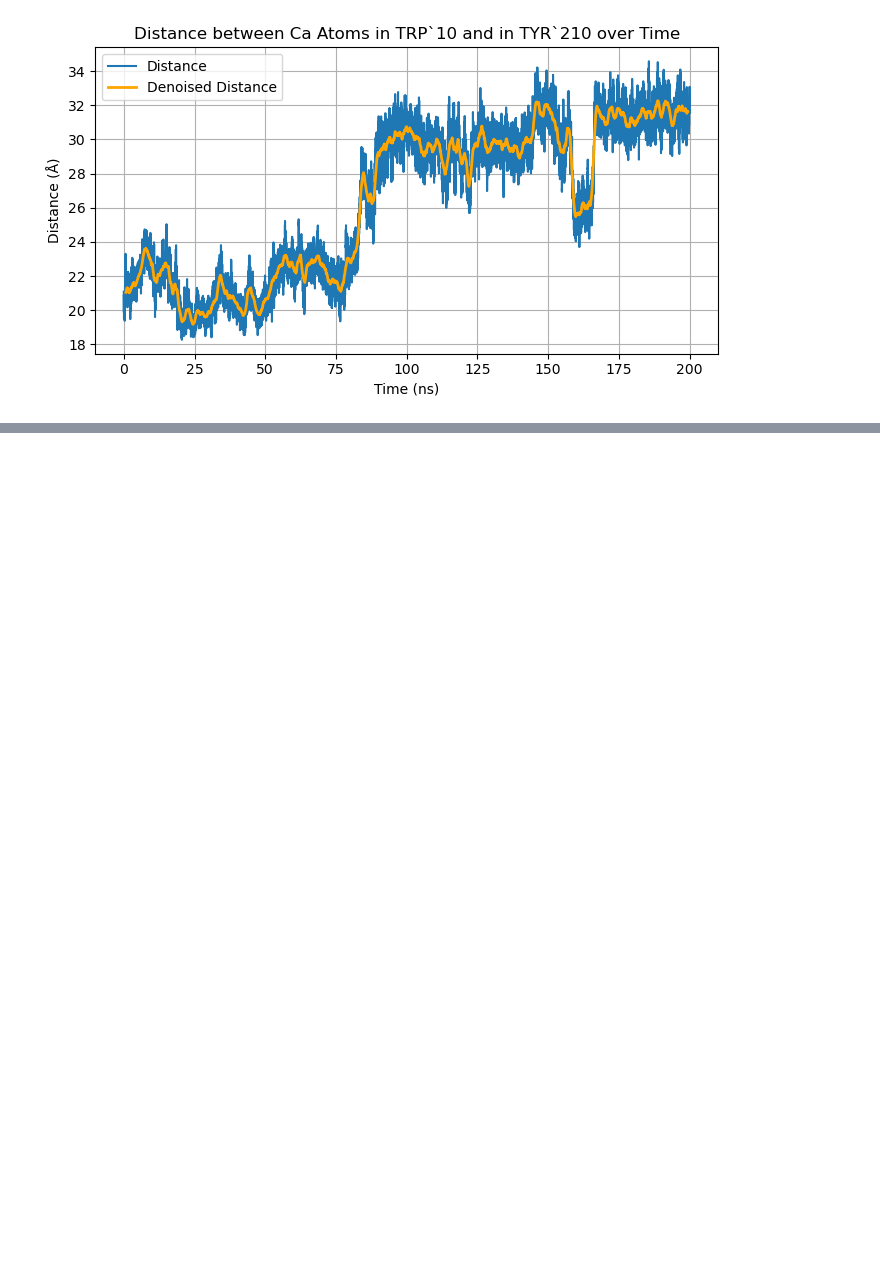
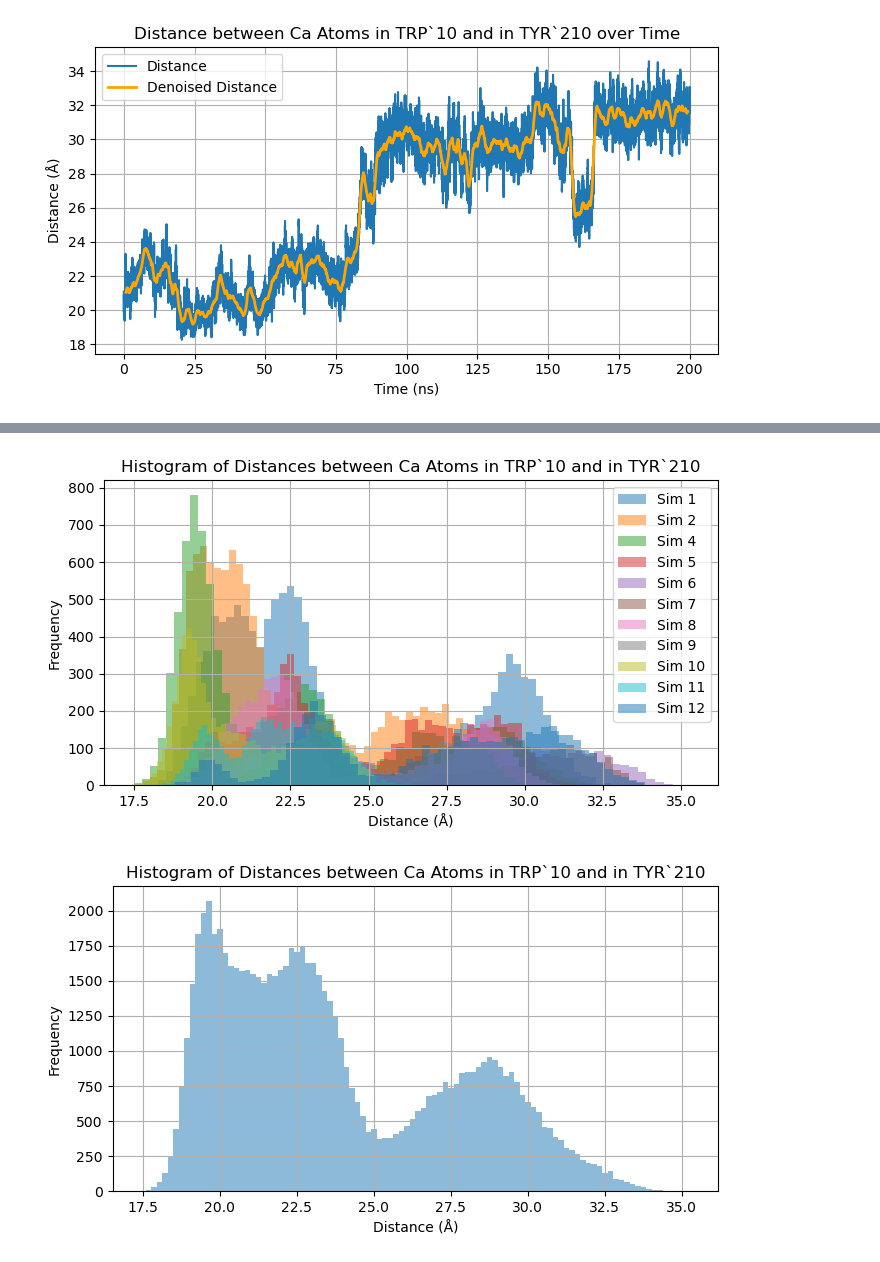
Before and after one commit to john-zcliu/oshea-j-wood-c-pbp-design-2023, a Jupyter notebook: mdTrajAnalysis2.ipynb, the cells around one changed output, grey strips where cells are left out. Cells and saved outputs as stored; diff of their text form; code cells hidden in the pictures; blank space fills up the shorter version.

```diff
--- a/mdTrajAnalysis2.ipynb
+++ b/mdTrajAnalysis2.ipynb
@@ -248,0 +384,27 @@ plot_atom_distance(trajectory, 158, 3286, window_size=150, title="Distance betwe
+# %%
+# Plot histogram of distances
+plt.figure(figsize=(7, 4))
+for i, distances in zip(md_selection.keys(), distances_all):
+    plt.hist(distances, bins=60, alpha=0.5, label=f'Sim {i}')
+plt.xlabel('Distance (Å)')
+plt.ylabel('Frequency')
+plt.title('Histogram of Distances between Ca Atoms in TRP`10 and in TYR`210')
+plt.legend()
+plt.grid()
+plt.tight_layout()
+plt.show()
+
+# Plot histogram of distances
+plt.figure(figsize=(7, 4))
+# concatenate all distances into a single array
+all_distances = np.concatenate(distances_all)
+plt.hist(np.concatenate(distances_all), bins=100, alpha=0.5)
+plt.xlabel('Distance (Å)')
+plt.ylabel('Frequency')
+plt.title('Histogram of Distances between Ca Atoms in TRP`10 and in TYR`210')
+plt.grid()
+plt.tight_layout()
+plt.show()
+# %% [output]
+[figure, added]
+[figure, added]
```
Also changed, not shown: parts of 12 cells of this notebook, 1 other file.
